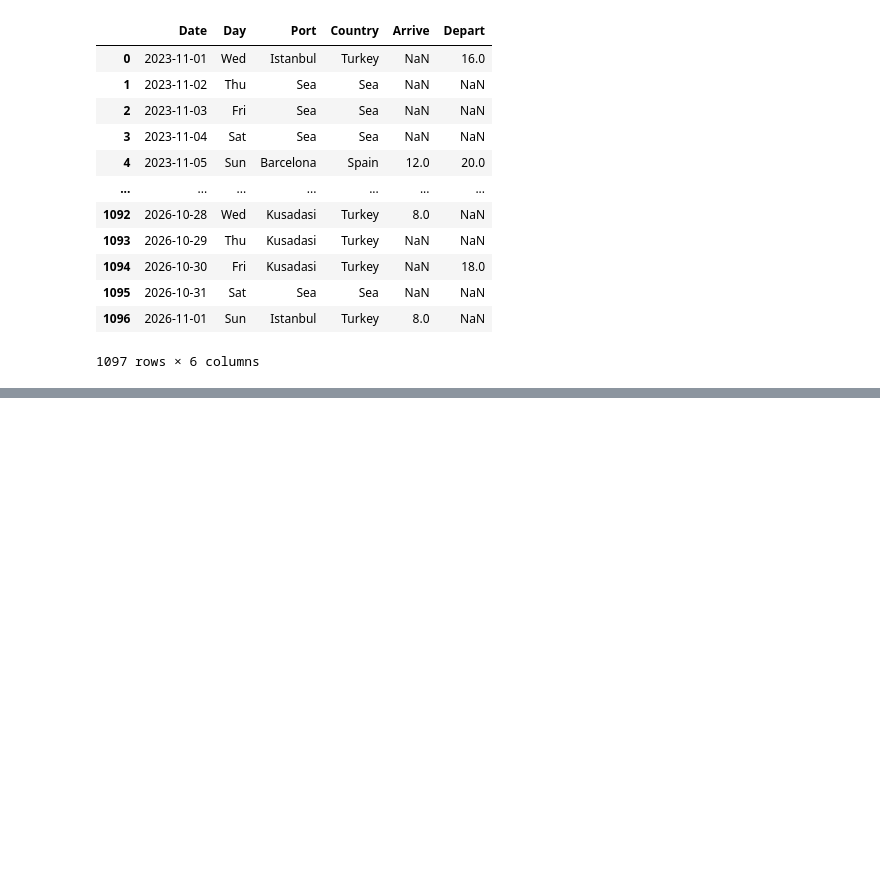
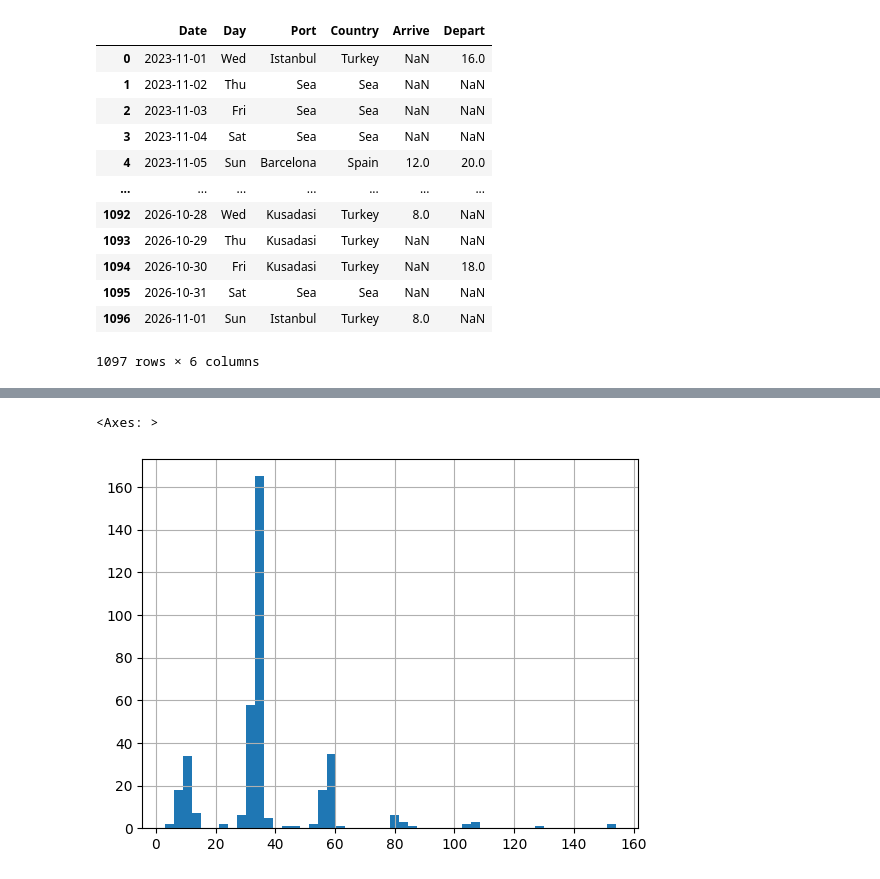
Before and after one commit to nealmcb/life_at_sea_cruise, a Jupyter notebook: life_at_sea_analyze.ipynb, the cells around one changed output, grey strips where cells are left out. Drawn from its saved outputs; the diff is of its cells as text; code cells hidden in the pictures; blank space fills up the shorter version.

```diff
--- a/life_at_sea_analyze.ipynb
+++ b/life_at_sea_analyze.ipynb
@@ -43,0 +46,2 @@ Date,Day,Port,Country,Arrive,Depart
+# %%
+df = pd.read_csv('life_at_sea_segments.csv')
@@ -43,0 +64,2 @@ Date,Day,Port,Country,Arrive,Depart
+# %%
+ports = df[df.Port != "Sea"]
@@ -43,0 +83,5 @@ Date,Day,Port,Country,Arrive,Depart
+# %%
+ports.Hours.hist(bins=50)
+# %% [output]
+<Axes: >
+[figure, added]
```
Also changed, not shown: parts of 21 cells of this notebook, 2 other files.
